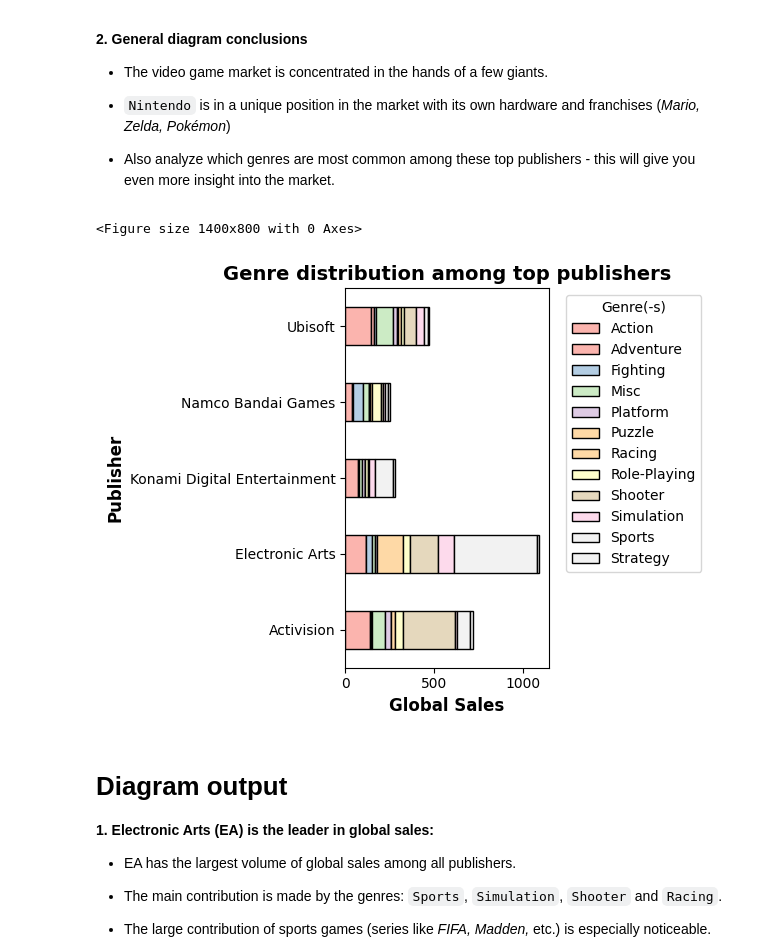
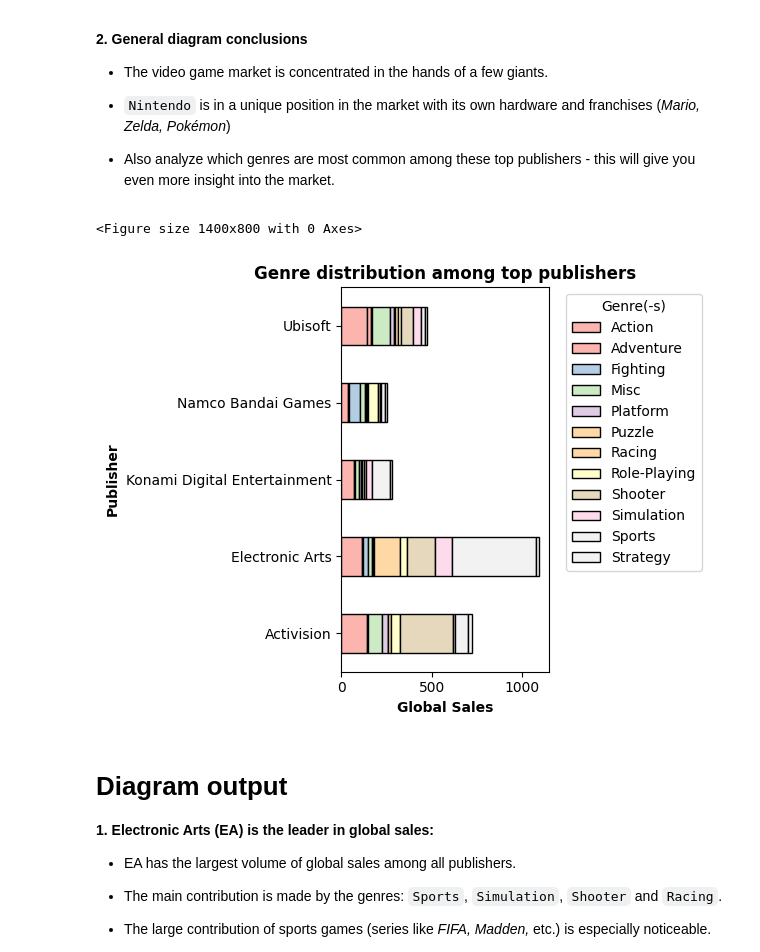
Before and after one commit to zizy2003/My-Projects, a Jupyter notebook: VideoGamesSales/project.ipynb, the cells around one changed output. Drawn from its saved outputs; the diff is of its cells as text; code cells hidden in the pictures.

```diff
--- a/VideoGamesSales/project.ipynb
+++ b/VideoGamesSales/project.ipynb
@@ -544,18 +566,18 @@ plt.show()
 # %%
 top_publishers = df['Publisher'].value_counts().head(5).index #Creating a varibble which output top 5 publishers in dataset like a list
 df_filtered = df[df['Publisher'].isin(top_publishers)] #Filter dataset and only left rows which contain Publisher in top_publishers
 genre_publisher_sales = df_filtered.groupby(['Publisher' , 'Genre'])['Global_Sales'].sum().unstack().fillna(0) #Grouping Genre and Publisher column , after grouping Global_Sales will be only outpuut, then use sum() to find sum of Global_Sales for every Genre-Puiblisher pair
 plt.figure(figsize=(14, 8))
 genre_publisher_sales.plot(kind='barh', stacked=True, colormap='Pastel1', edgecolor='black')
-plt.xlabel('Global Sales' , fontsize = 12 , fontweight = 'bold')
-plt.ylabel('Publisher' , fontsize = 12 , fontweight = 'bold')
-plt.title('Genre distribution among top publishers' , fontsize = 14 , fontweight = 'bold')
+plt.xlabel('Global Sales' , fontsize = 10 , fontweight = 'bold')
+plt.ylabel('Publisher' , fontsize = 10 , fontweight = 'bold')
+plt.title('Genre distribution among top publishers' , fontsize = 12 , fontweight = 'bold')
 plt.legend(title='Genre(-s)', bbox_to_anchor=(1.05, 1), loc='upper left')
 plt.tight_layout()
 plt.show()
 # %% [output]
 <Figure size 1400x800 with 0 Axes>
-[figure, old version]
+[figure, new version]
 # %% [markdown]
 # Diagram output
 **1. Electronic Arts (EA) is the leader in global sales:**
```
Also changed, not shown: parts of 7 cells of this notebook.
